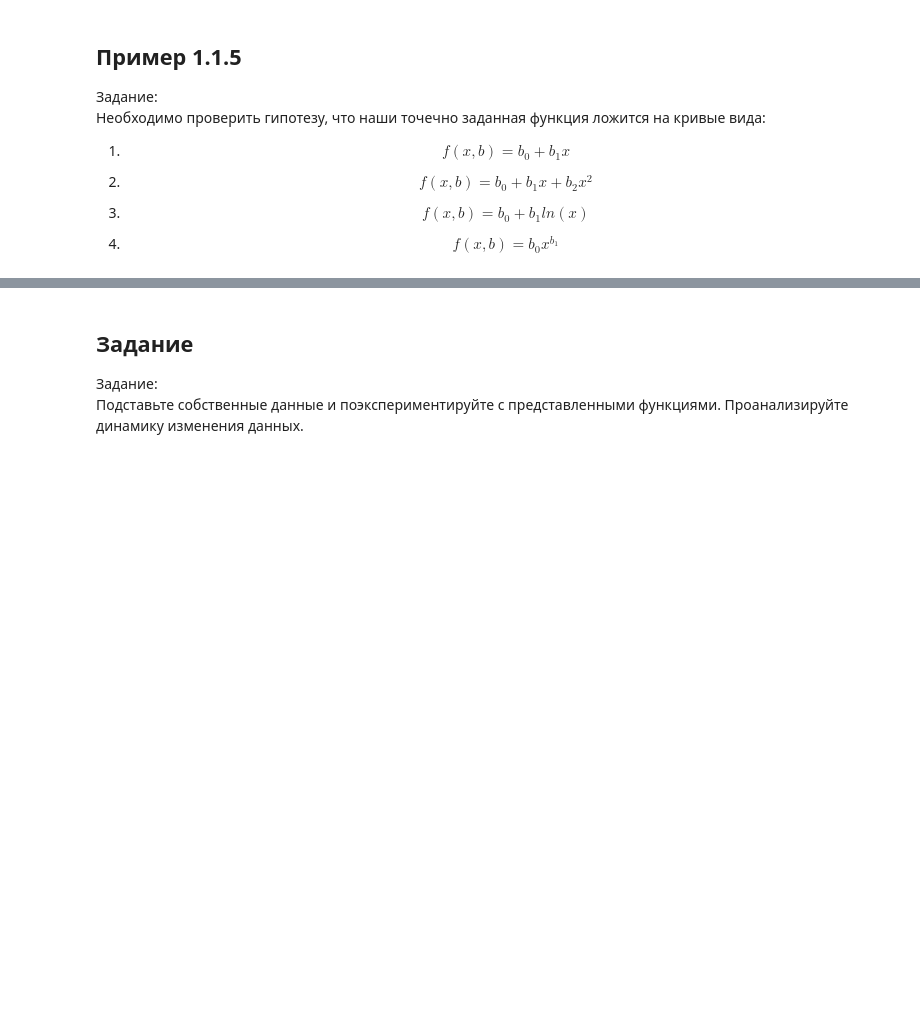
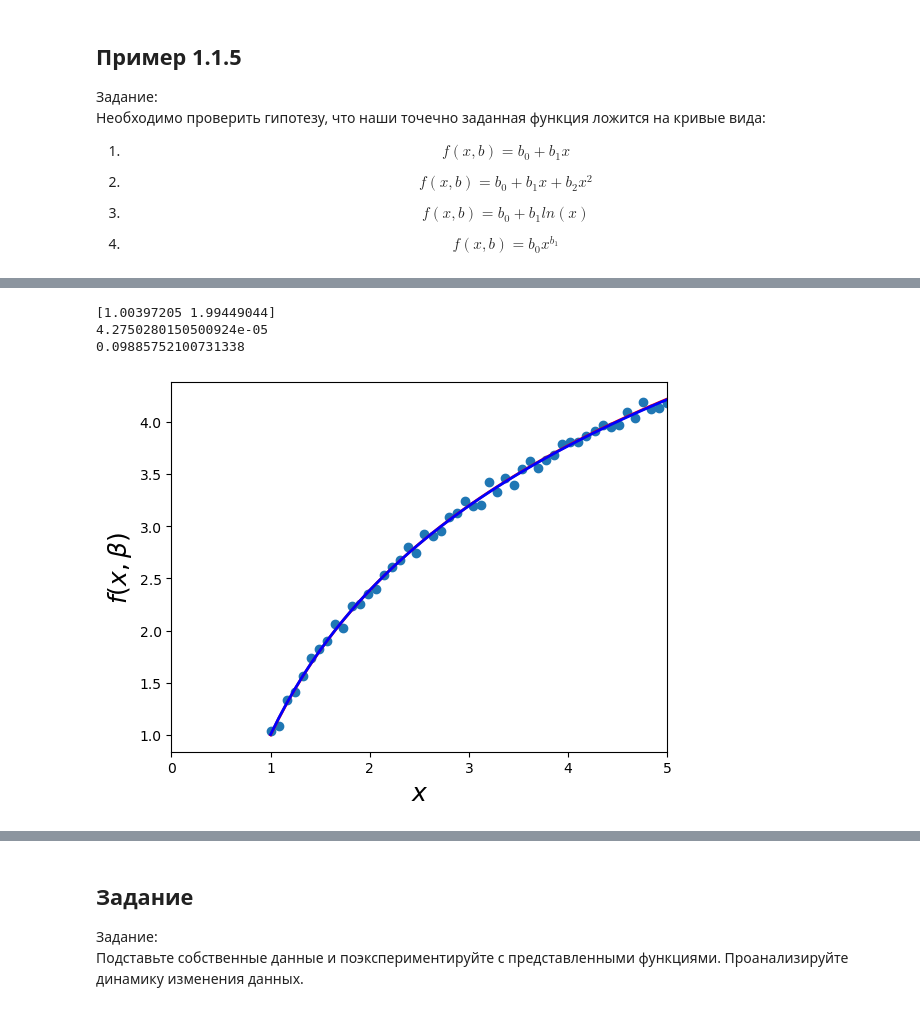
Before and after one commit to Marenau/Artificial-intelligence, a Jupyter notebook: 4 тетрадь/Рабочая тетрадь 4.ipynb, the cells around one changed output, grey strips where cells are left out. Cells and saved outputs as stored; diff of their text form; code cells hidden in the pictures; blank space fills up the shorter version.

```diff
--- a/4 тетрадь/Рабочая тетрадь 4.ipynb
+++ b/4 тетрадь/Рабочая тетрадь 4.ipynb
@@ -396,0 +321,43 @@ plt.show()
+# %%
+# 𝑓(𝑥, 𝑏) = 𝑏0 + 𝑏1𝑙𝑛(𝑥)
+# добавим шума в данные, сделанные по функции f(x, b) с коэффициентами b = (1, 2)
+beta = (1, 2)
+def f(x, b0, b1):
+    return b0 + b1 * np.log(x)
+
+# зададим массив точек xi
+xdata = np.linspace(1, 5, 50)
+
+# создаем теоретически правильные значения точек yi (без шума)
+y = f(xdata, *beta)
+
+# зашумляем эти данные
+import scipy as sp
+from scipy.optimize import curve_fit
+ydata = y + 0.05 * np.random.randn(len(xdata))
+# используем функцию для получения решения в виде коэффициентов фанкции f(x) для указанных xdata и ydata
+beta_opt, beta_cov = sp.optimize.curve_fit(f, xdata, ydata)
+print(beta_opt)
+
+# вычислим линейное отклонение
+lin_dev = sum(beta_cov[0])
+print(lin_dev)
+
+# вычислим квадратичное отклонение
+residuals = ydata - f(xdata, *beta_opt)
+fres = sum(residuals**2)
+print(fres)
+
+fig, ax = plt.subplots()
+ax.scatter(xdata, ydata)
+ax.plot(xdata, y, 'r', lw=2)
+ax.plot(xdata, f(xdata, *beta_opt), 'b', lw=2)
+ax.set_xlim(0, 5)
+ax.set_xlabel(r"$x$", fontsize=18)
+ax.set_ylabel(r"$f(x, \beta)$", fontsize=18)
+plt.show()
+# %% [output]
+[1.00397205 1.99449044]
+4.2750280150500924e-05
+0.09885752100731338
+[figure, added]
```
Also changed, not shown: parts of 42 cells of this notebook, 5 other files.
